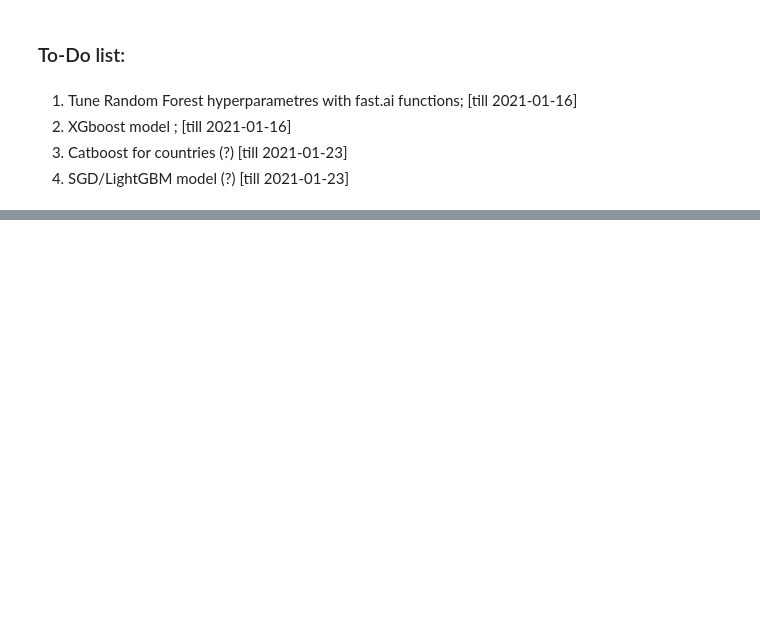
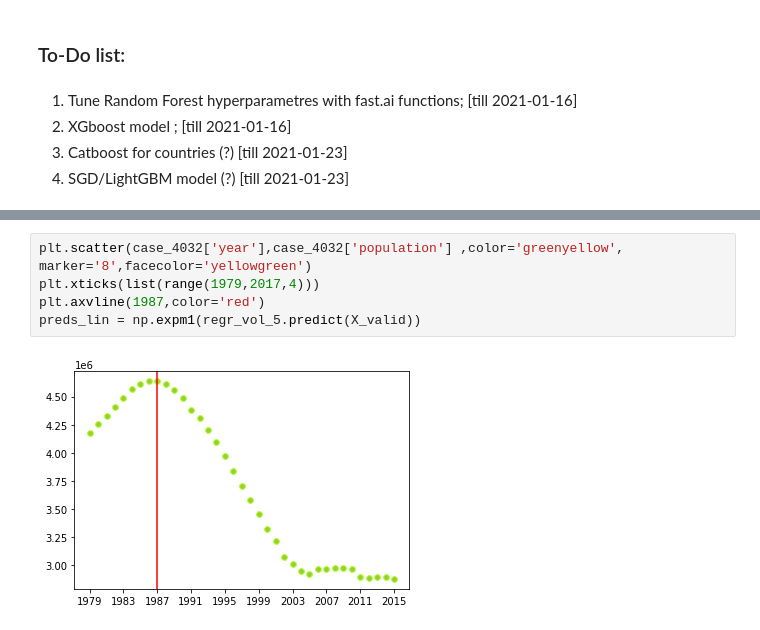
Before and after one commit to unkind58/Project_WHO_suicide_statistics_predictions, a Jupyter notebook: WHO_suicide_statistics_predictions.ipynb, the cells around one changed output, grey strips where cells are left out. Saved outputs shown, nothing was run; the diff lists cells and outputs as text; blank space fills up the shorter version.

```diff
--- a/WHO_suicide_statistics_predictions.ipynb
+++ b/WHO_suicide_statistics_predictions.ipynb
@@ -578,0 +659,7 @@ print_score_scaler(svm, X_train_scaler, X_valid_scaler,y_train, y_valid)
+# %%
+plt.scatter(case_4032['year'],case_4032['population'] ,color='greenyellow', marker='8',facecolor='yellowgreen')
+plt.xticks(list(range(1979,2017,4)))
+plt.axvline(1987,color='red')
+preds_lin = np.expm1(regr_vol_5.predict(X_valid))
+# %% [output]
+[figure, added]
```
Also changed, not shown: parts of 51 cells of this notebook.
